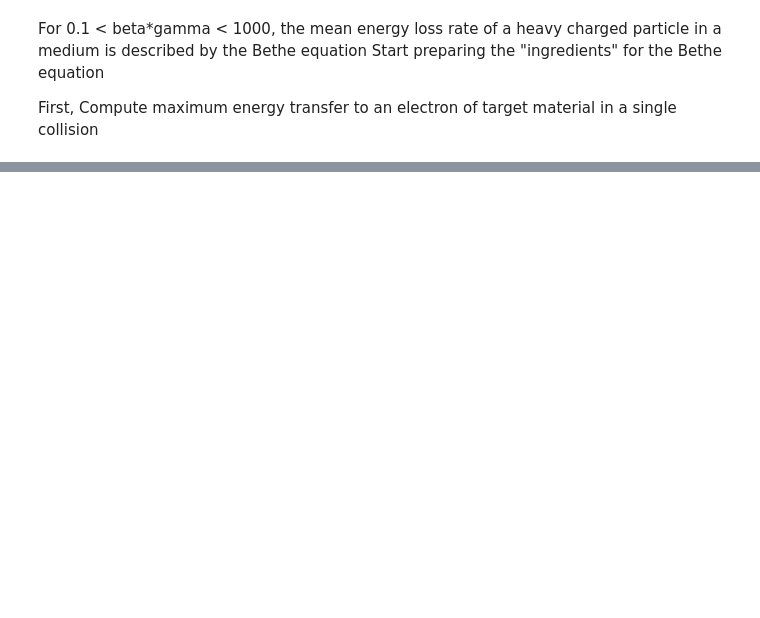
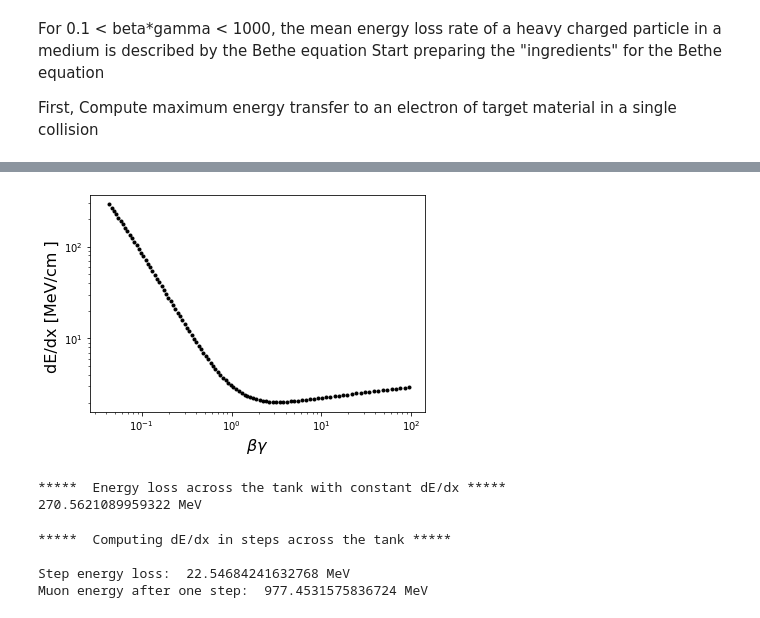
Before and after one commit to IoanaCodrina/PHYS-F-420, a Jupyter notebook: lesson1/1_0_single_muon_dedx.ipynb, the cells around one changed output, grey strips where cells are left out. Drawn from its saved outputs; the diff is of its cells as text; code cells hidden in the pictures; blank space fills up the shorter version.

```diff
--- a/lesson1/1_0_single_muon_dedx.ipynb
+++ b/lesson1/1_0_single_muon_dedx.ipynb
@@ -75,26 +106,56 @@ print(e_loss, 'MeV')
+# %%
+
+plot =  plt.scatter(beta_values*gamma_values, de_dx(beta_values, gamma_values, Wmax_values).value, c='black', marker='.')
+plt.ylabel('dE/dx [MeV/cm ] ', size=16)
+plt.xlabel(r'$\beta \gamma$ ', size=16)
+
+plt.xscale('log')
+plt.yscale('log')
+# %% [output]
+[figure, added]
+# %%
+# Compute energy loss according to the Bethe formula assuming dE/dx constant across full tank
+
+e_loss = de_dx(beta,gamma,Wmax) * h
+print('*****  Energy loss across the tank with constant dE/dx *****')
+print(e_loss)
+# %% [output]
+*****  Energy loss across the tank with constant dE/dx *****
+270.5621089959322 MeV
 # %%
 # Try splitting the muon path inside the tank into smaller steps of dx = 10 cm
 # Update energy of muon after each step
 
 print('*****  Computing dE/dx in steps across the tank *****\n')
 
-def _eloss_step(_ek,_dx):
-    _eloss = de_dx(_ek) * _dx
-    print('Step energy loss: ', _eloss, 'MeV')
+def _eloss_step(_beta,_gamma,_Wmax,_dx):
+    _eloss = de_dx(_beta,_gamma,_Wmax) * _dx
+    print('Step energy loss: ', _eloss)
     return _eloss
 
-dx = 10 #cm
+dx = 10 * u.cm #cm
 
 # As a first check, compute energy loss for a dx = 10 cm step in water
 
-ek = 1000 # GeV
-eloss = _eloss_step(ek,dx)
+# Initialize again 1 GeV muon
+ek = 1000 * u.MeV # MeV
+beta = _beta(ek)
+gamma = _gamma(ek)
+Wmax = _Wmax(ek)
+
+eloss = _eloss_step(beta,gamma,Wmax,dx)
 
 # Update kinetic energy, beta and gamma
 ek = ek - eloss
 beta = _beta(ek)
 gamma = _gamma(ek)
+Wmax = _Wmax(ek)
 print('Muon energy after one step: ', ek)
+# %% [output]
+*****  Computing dE/dx in steps across the tank *****
+
+Step energy loss:  22.54684241632768 MeV
+Muon energy after one step:  977.4531575836724 MeV
 # %%
 # Now compute energy loss with nsteps to cover the full height of the tank (h = 120 cm )
 
```
Also changed, not shown: parts of 10 cells of this notebook, 8 other files.
